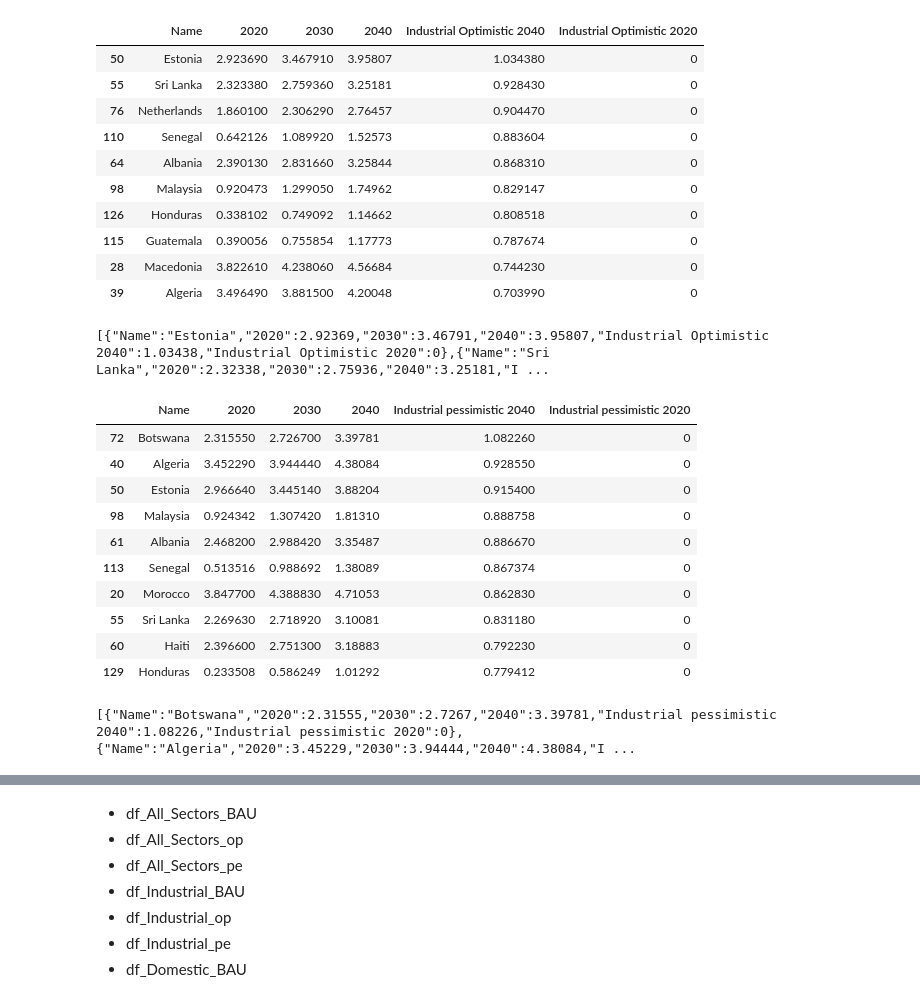
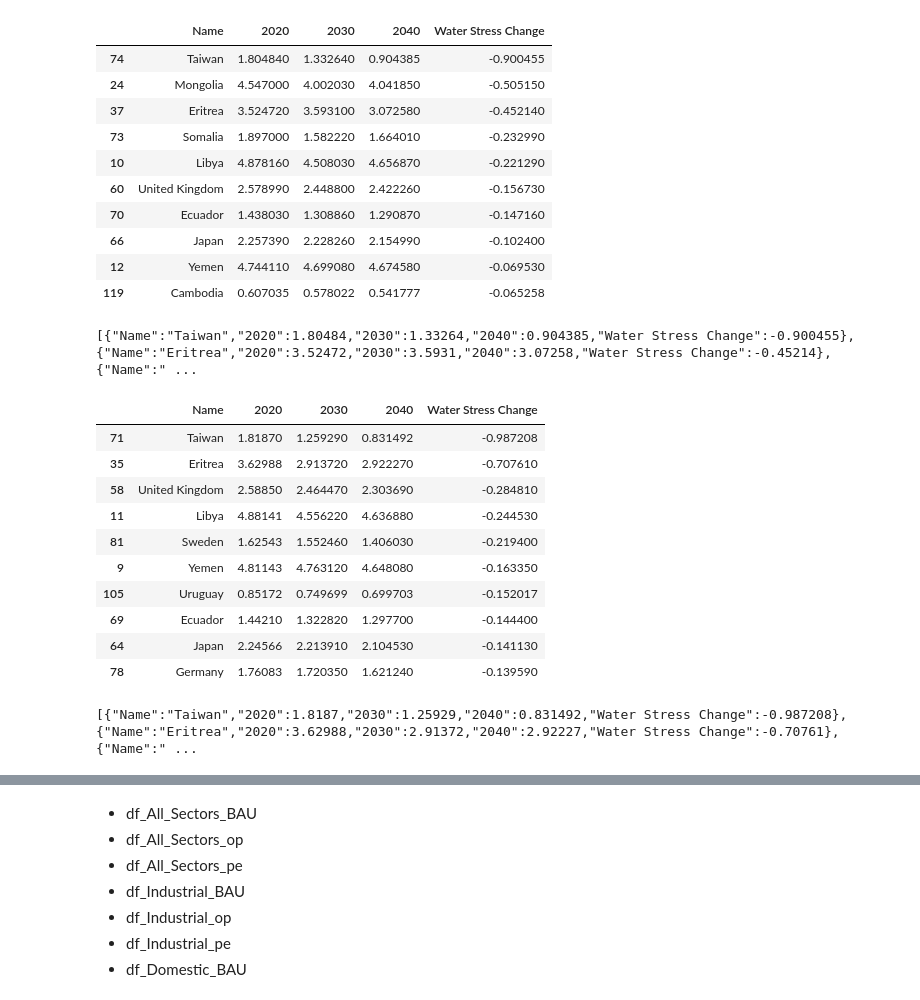
Before and after one commit to SYChJung/studio-projects, a Jupyter notebook: code/project2/Visualizing_Water_Stress_Change_in_Each_Country.ipynb, the cells around one changed output, grey strips where cells are left out. Saved outputs shown, nothing was run; the diff lists cells and outputs as text; code cells hidden in the pictures.

```diff
--- a/code/project2/Visualizing_Water_Stress_Change_in_Each_Country.ipynb
+++ b/code/project2/Visualizing_Water_Stress_Change_in_Each_Country.ipynb
@@ -259,28 +284,26 @@ df_Industrial_op = pd.merge(df_Industrial_op, df_Industrial_op40, on='Name')
 
 # df_Industrial_op['2020 - 2030'] = df_Industrial_op['2030'] - df_Industrial_op['2020']
 # df_Industrial_op['2030 - 2040'] = df_Industrial_op['2040'] - df_Industrial_op['2030']
-df_Industrial_op['Industrial Optimistic 2040'] = df_Industrial_op['2040'] - df_Industrial_op['2020']
+df_Industrial_op['Water Stress Change'] = df_Industrial_op['2040'] - df_Industrial_op['2020']
 # df_Industrial_op = df_Industrial_op[['Name', 'Industrial 2020 - 2040']]
 # df_Industrial_op.head()
-df_Industrial_op = df_Industrial_op.sort_values('Industrial Optimistic 2040', ascending=False)
+df_Industrial_op = df_Industrial_op.sort_values('Water Stress Change', ascending=True)
 # %%
 tufte_Industrial_Optimistic = df_Industrial_op.copy()
-tufte_Industrial_Optimistic['Industrial Optimistic 2020'] = 0
+# tufte_Industrial_Optimistic['Industrial Optimistic 2020'] = 0
 tufte_Industrial_Optimistic.head(10)
 # %% [output]
-|  | Name | 2020 | 2030 | 2040 | Industrial Optimistic 2040 | Industrial Optimistic 2020 |
-| 50 | Estonia | 2.923690 | 3.467910 | 3.95807 | 1.034380 | 0 |
-| 55 | Sri Lanka | 2.323380 | 2.759360 | 3.25181 | 0.928430 | 0 |
-| 76 | Netherlands | 1.860100 | 2.306290 | 2.76457 | 0.904470 | 0 |
-| 110 | Senegal | 0.642126 | 1.089920 | 1.52573 | 0.883604 | 0 |
-| 64 | Albania | 2.390130 | 2.831660 | 3.25844 | 0.868310 | 0 |
-| 98 | Malaysia | 0.920473 | 1.299050 | 1.74962 | 0.829147 | 0 |
-| 126 | Honduras | 0.338102 | 0.749092 | 1.14662 | 0.808518 | 0 |
-| 115 | Guatemala | 0.390056 | 0.755854 | 1.17773 | 0.787674 | 0 |
-| 28 | Macedonia | 3.822610 | 4.238060 | 4.56684 | 0.744230 | 0 |
-| 39 | Algeria | 3.496490 | 3.881500 | 4.20048 | 0.703990 | 0 |
+|  | Name | 2020 | 2030 | 2040 | Water Stress Change |
+| 74 | Taiwan | 1.804840 | 1.332640 | 0.904385 | -0.900455 |
+| 24 | Mongolia | 4.547000 | 4.002030 | 4.041850 | -0.505150 |
+| 37 | Eritrea | 3.524720 | 3.593100 | 3.072580 | -0.452140 |
+| 73 | Somalia | 1.897000 | 1.582220 | 1.664010 | -0.232990 |
+| 10 | Libya | 4.878160 | 4.508030 | 4.656870 | -0.221290 |
+| 60 | United Kingdom | 2.578990 | 2.448800 | 2.422260 | -0.156730 |
+| 70 | Ecuador | 1.438030 | 1.308860 | 1.290870 | -0.147160 |
+| 66 | Japan | 2.257390 | 2.228260 | 2.154990 | -0.102400 |
+| 12 | Yemen | 4.744110 | 4.699080 | 4.674580 | -0.069530 |
+| 119 | Cambodia | 0.607035 | 0.578022 | 0.541777 | -0.065258 |
 # %%
-tufte_Industrial_Optimistic_df = pd.DataFrame(tufte_Industrial_Optimistic)
-print(tufte_Industrial_Optimistic_df.to_json(orient="records"))
+# tufte_Industrial_Optimistic_df = pd.DataFrame(tufte_Industrial_Optimistic)
+# print(tufte_Industrial_Optimistic_df.to_json(orient="records"))
-# %% [output]
-[{"Name":"Estonia","2020":2.92369,"2030":3.46791,"2040":3.95807,"Industrial Optimistic 2040":1.03438,"Industrial Optimistic 2020":0},{"Name":"Sri Lanka","2020":2.32338,"2030":2.75936,"2040":3.25181,"I ...
@@ -287,3 +317,9 @@ print(tufte_Industrial_Optimistic_df.to_json(orient="records"))
+# %%
+tufte_Industrial_Optimistic_fl5 = tufte_Industrial_Optimistic[tufte_Industrial_Optimistic["Name"].isin(["Taiwan", "Eritrea", "Libya", "Yemen", "United Kingdom", "Algeria", "Senegal", "Estonia", "Sri Lanka", "Botswana"])]
+tufte_Industrial_Optimistic_fl5_df = pd.DataFrame(tufte_Industrial_Optimistic_fl5)
+print(tufte_Industrial_Optimistic_fl5_df.to_json(orient="records"))
+# %% [output]
+[{"Name":"Taiwan","2020":1.80484,"2030":1.33264,"2040":0.904385,"Water Stress Change":-0.900455},{"Name":"Eritrea","2020":3.52472,"2030":3.5931,"2040":3.07258,"Water Stress Change":-0.45214},{"Name":" ...
 # %%
 # df_Industrial_op = df_Industrial_op.sort_values('2020 - 2040')
 # df_Industrial_op.plot(x='Name', y='2020 - 2040', kind='barh', figsize=(20,25))
@@ -313,21 +349,19 @@ df_Industrial_pe = df_Industrial_pe.sort_values('Industrial pessimistic 2040', a
 # %%
 tufte_Industrial_pessimistic = df_Industrial_pe.copy()
-tufte_Industrial_pessimistic['Industrial pessimistic 2020'] = 0
+# tufte_Industrial_pessimistic['Industrial pessimistic 2020'] = 0
 tufte_Industrial_pessimistic.head(10)
 # %% [output]
-|  | Name | 2020 | 2030 | 2040 | Industrial pessimistic 2040 | Industrial pessimistic 2020 |
-| 72 | Botswana | 2.315550 | 2.726700 | 3.39781 | 1.082260 | 0 |
-| 40 | Algeria | 3.452290 | 3.944440 | 4.38084 | 0.928550 | 0 |
-| 50 | Estonia | 2.966640 | 3.445140 | 3.88204 | 0.915400 | 0 |
-| 98 | Malaysia | 0.924342 | 1.307420 | 1.81310 | 0.888758 | 0 |
-| 61 | Albania | 2.468200 | 2.988420 | 3.35487 | 0.886670 | 0 |
-| 113 | Senegal | 0.513516 | 0.988692 | 1.38089 | 0.867374 | 0 |
-| 20 | Morocco | 3.847700 | 4.388830 | 4.71053 | 0.862830 | 0 |
-| 55 | Sri Lanka | 2.269630 | 2.718920 | 3.10081 | 0.831180 | 0 |
-| 60 | Haiti | 2.396600 | 2.751300 | 3.18883 | 0.792230 | 0 |
-| 129 | Honduras | 0.233508 | 0.586249 | 1.01292 | 0.779412 | 0 |
+|  | Name | 2020 | 2030 | 2040 | Water Stress Change |
+| 71 | Taiwan | 1.81870 | 1.259290 | 0.831492 | -0.987208 |
+| 35 | Eritrea | 3.62988 | 2.913720 | 2.922270 | -0.707610 |
+| 58 | United Kingdom | 2.58850 | 2.464470 | 2.303690 | -0.284810 |
+| 11 | Libya | 4.88141 | 4.556220 | 4.636880 | -0.244530 |
+| 81 | Sweden | 1.62543 | 1.552460 | 1.406030 | -0.219400 |
+| 9 | Yemen | 4.81143 | 4.763120 | 4.648080 | -0.163350 |
+| 105 | Uruguay | 0.85172 | 0.749699 | 0.699703 | -0.152017 |
+| 69 | Ecuador | 1.44210 | 1.322820 | 1.297700 | -0.144400 |
+| 64 | Japan | 2.24566 | 2.213910 | 2.104530 | -0.141130 |
+| 78 | Germany | 1.76083 | 1.720350 | 1.621240 | -0.139590 |
 # %%
-tufte_Industrial_pessimistic_df = pd.DataFrame(tufte_Industrial_pessimistic)
-print(tufte_Industrial_pessimistic_df.to_json(orient="records"))
+# tufte_Industrial_pessimistic_df = pd.DataFrame(tufte_Industrial_pessimistic)
+# print(tufte_Industrial_pessimistic_df.to_json(orient="records"))
-# %% [output]
-[{"Name":"Botswana","2020":2.31555,"2030":2.7267,"2040":3.39781,"Industrial pessimistic 2040":1.08226,"Industrial pessimistic 2020":0},{"Name":"Algeria","2020":3.45229,"2030":3.94444,"2040":4.38084,"I ...
@@ -334,3 +375,9 @@ print(tufte_Industrial_pessimistic_df.to_json(orient="records"))
+# %%
+tufte_Industrial_pessimistic_fl5 = tufte_Industrial_pessimistic[tufte_Industrial_pessimistic["Name"].isin(["Taiwan", "Eritrea", "Libya", "Yemen", "United Kingdom", "Algeria", "Senegal", "Estonia", "Sri Lanka", "Botswana"])]
+tufte_Industrial_pessimistic_fl5_df = pd.DataFrame(tufte_Industrial_pessimistic_fl5)
+print(tufte_Industrial_pessimistic_fl5_df.to_json(orient="records"))
+# %% [output]
+[{"Name":"Taiwan","2020":1.8187,"2030":1.25929,"2040":0.831492,"Water Stress Change":-0.987208},{"Name":"Eritrea","2020":3.62988,"2030":2.91372,"2040":2.92227,"Water Stress Change":-0.70761},{"Name":" ...
 # %%
 # df_Industrial_pe = df_Industrial_pe.sort_values('2020 - 2040')
 # df_Industrial_pe.plot(x='Name', y='2020 - 2040', kind='barh', figsize=(20,25))
```
Also changed, not shown: parts of 56 cells of this notebook, 2 other files.
